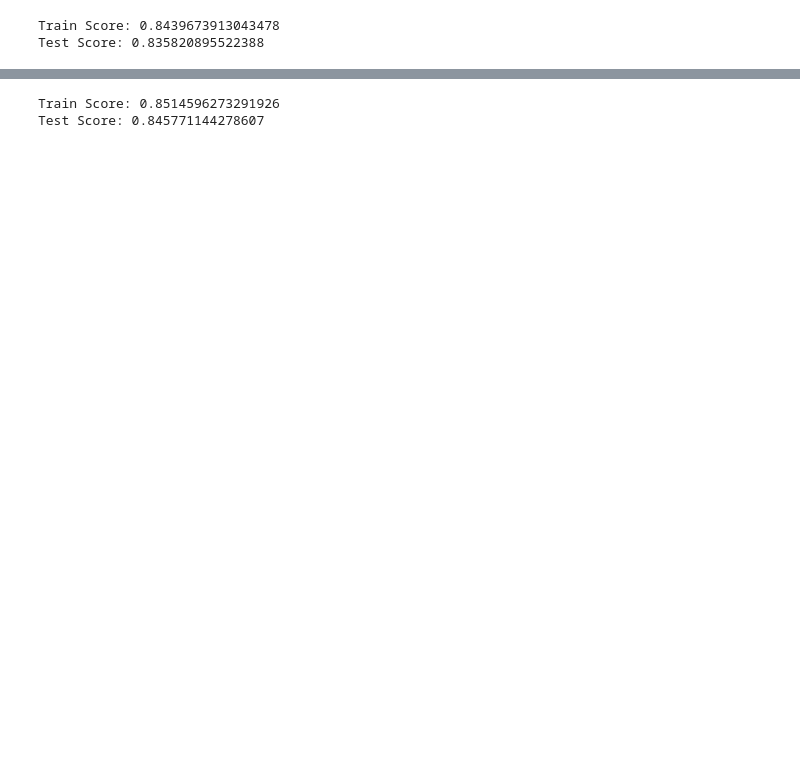
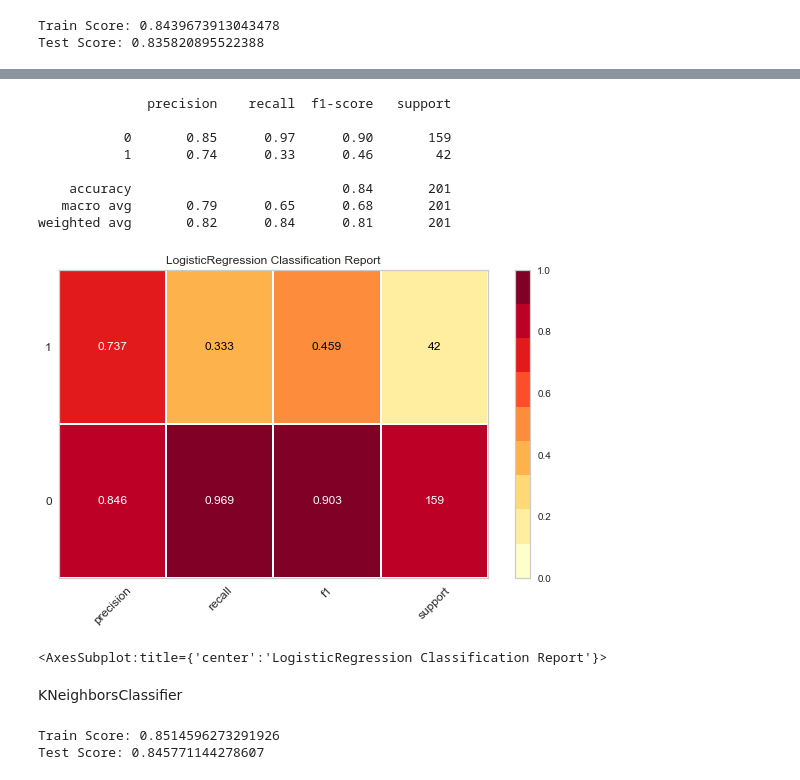
Before and after one commit to azratuni/Thesis, a Jupyter notebook: TestandTrain.ipynb, the cells around one changed output, grey strips where cells are left out. Saved outputs shown, nothing was run; the diff lists cells and outputs as text; code cells hidden in the pictures; blank space fills up the shorter version.

```diff
--- a/TestandTrain.ipynb
+++ b/TestandTrain.ipynb
@@ -142 +168,22 @@ result_dict_test["Logistic Test Score"] = reg.score(X_test,y_test)
+# %%
+#classification_report of LogisticRegression
+print(cr(y_test, y_pred))
+
+viz = ClassificationReport(LogisticRegression(random_state = 42), support=True)
+viz.fit(X_train, y_train)
+viz.score(X_test, y_test)
+viz.show()
+# %% [output]
+              precision    recall  f1-score   support
+
+           0       0.85      0.97      0.90       159
+           1       0.74      0.33      0.46        42
+
+    accuracy                           0.84       201
+   macro avg       0.79      0.65      0.68       201
+weighted avg       0.82      0.84      0.81       201
+[figure, added]
+<AxesSubplot:title={'center':'LogisticRegression Classification Report'}>
+# %% [markdown]
+KNeighborsClassifier
 # %%
```
Also changed, not shown: parts of 35 cells of this notebook, 2 other files.
